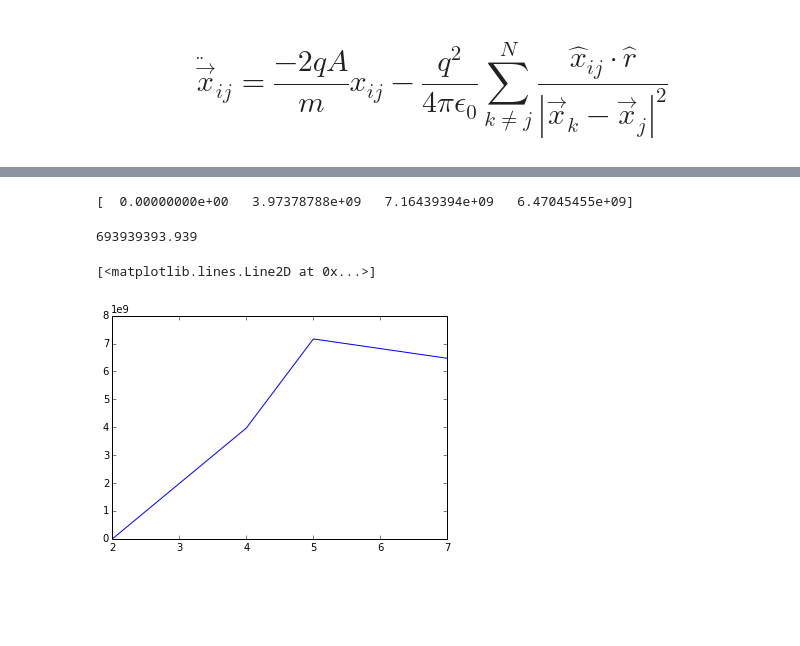
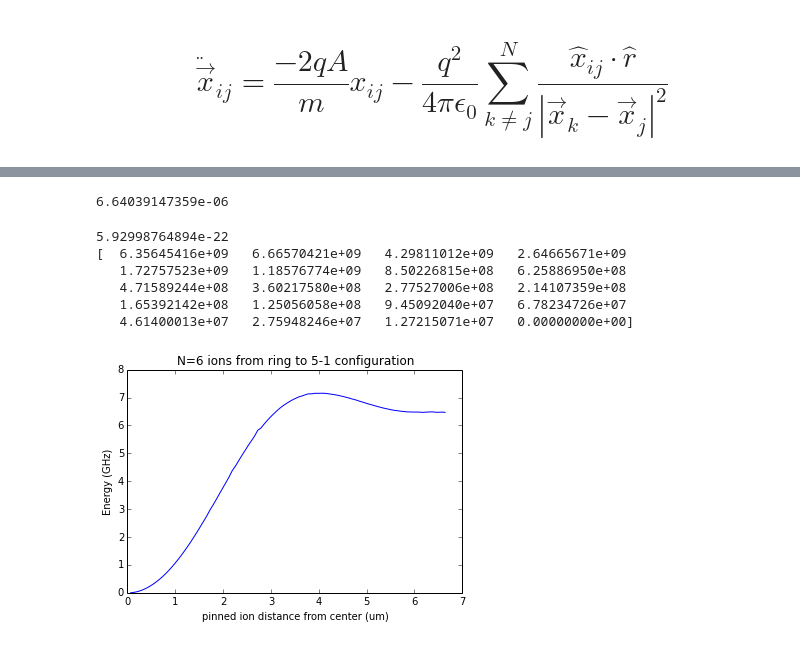
Before and after one commit to CampbellGroup/Qsim, a Jupyter notebook: Ipython-Notebooks/Crystal_Configurations.ipynb, the cells around one changed output, grey strips where cells are left out. Cells and saved outputs as stored; diff of their text form; code cells hidden in the pictures; blank space fills up the shorter version.

```diff
--- a/Ipython-Notebooks/Crystal_Configurations.ipynb
+++ b/Ipython-Notebooks/Crystal_Configurations.ipynb
@@ -30,5 +31,5 @@ plt.show()
 # %%
-epsilon = 8.8e-12
+epsilon = 8.85e-12
 
 def ion_distance(ion1, ion2):
     d = np.sqrt((ion1.x - ion2.x)**2 + (ion1.y - ion2.y)**2)
@@ -56,12 +57,17 @@ def total_energy(ions):
     return E_tot
 
 
-def plot_ions(ions, colors = None):
+def plot_ions(ions, colors = None, initial = False):
     x = []
     y = []
-    for i, particle in enumerate(ions):
-        x.append(particle.x * 1e6)
-        y.append(particle.y * 1e6)
+    if initial:
+        for i, particle in enumerate(ions):
+            x.append(particle.x0 * 1e6)
+            y.append(particle.y0 * 1e6)
+    else:
+        for i, particle in enumerate(ions):
+            x.append(particle.x * 1e6)
+            y.append(particle.y * 1e6)
     plt.axis('equal')
     #plt.axis([-25e-6, 25e-6, -25e-6, 25e-6])
     if colors:
@@ -170,0 +129,17 @@ energys = np.array([5.929195, 5.955422, 5.97648, 5.9719]) * 1e-22 - 5.929195 * 1
+# %%
+Eprofile = []
+Ydistance = []
+for i in range(100):
+    starting_ions = symmetric_6(6.64e-6)
+    starting_ions[0].y = starting_ions[0].y - starting_ions[0].y * 0.01 * ifreq = (Eprofile - np.min(Eprofile))/6.6e-34
+    print starting_ions[0].y
+    Ydistance.append(starting_ions[0].y)
+    ions[0].constant = True
+    E, ions = make_crystal(6, starting_ions = starting_ions, iterations = 2000, pos_spread = 20e-6)
+    Eprofile.append(E)
+    if i % 10 == 0:
+        print E
+        plt.show()
+        plot_ions(ions)
+        plt.savefig('simulated_%s_ion_.pdf' % str(len(ions)))
+        plt.show()
@@ -171,15 +176,29 @@ energys = np.array([5.929195, 5.955422, 5.97648, 5.9719]) * 1e-22 - 5.929195 * 1
+# %%
+print np.sqrt(ions[0].x**2  + ions[0].y**2)
+# %% [output]
+6.64039147359e-06
+# %%
+Eprofile = np.array(Eprofile)
+Ydistance = np.array(Ydistance)
 # %%
-freq = energys/6.6e-34
+print np.min(Eprofile)
+freq = (Eprofile - np.min(Eprofile))/6.6e-34
 print freq
 # %% [output]
-[  0.00000000e+00   3.97378788e+09   7.16439394e+09   6.47045455e+09]
+5.92998764894e-22
+[  6.35645416e+09   6.66570421e+09   4.29811012e+09   2.64665671e+09
+   1.72757523e+09   1.18576774e+09   8.50226815e+08   6.25886950e+08
+   4.71589244e+08   3.60217580e+08   2.77527006e+08   2.14107359e+08
+   1.65392142e+08   1.25056058e+08   9.45092040e+07   6.78234726e+07
+   4.61400013e+07   2.75948246e+07   1.27215071e+07   0.00000000e+00]
-# %%
-distance = [2,4,5,7]
-print freq[-2] - freq[-1]
-# %% [output]
-693939393.939
-# %%
-plt.plot(distance, freq)
-# %% [output]
-[<matplotlib.lines.Line2D at 0x...>]
-[figure, removed]
+# %%
+Eprofile = np.array(Eprofile)
+Ydistance = np.array(Ydistance)
+freq = (Eprofile - np.min(Eprofile))/6.6e-34
+plt.plot(Ydistance * 1e6, freq/1e9)
+plt.title('N=6 ions from ring to 5-1 configuration')
+plt.xlabel('pinned ion distance from center (um)')
+plt.ylabel('Energy (GHz)')
+plt.savefig('6ring-5_1_transition.pdf')
+# %% [output]
+[figure, added]
```
Also changed, not shown: parts of 13 cells of this notebook.
